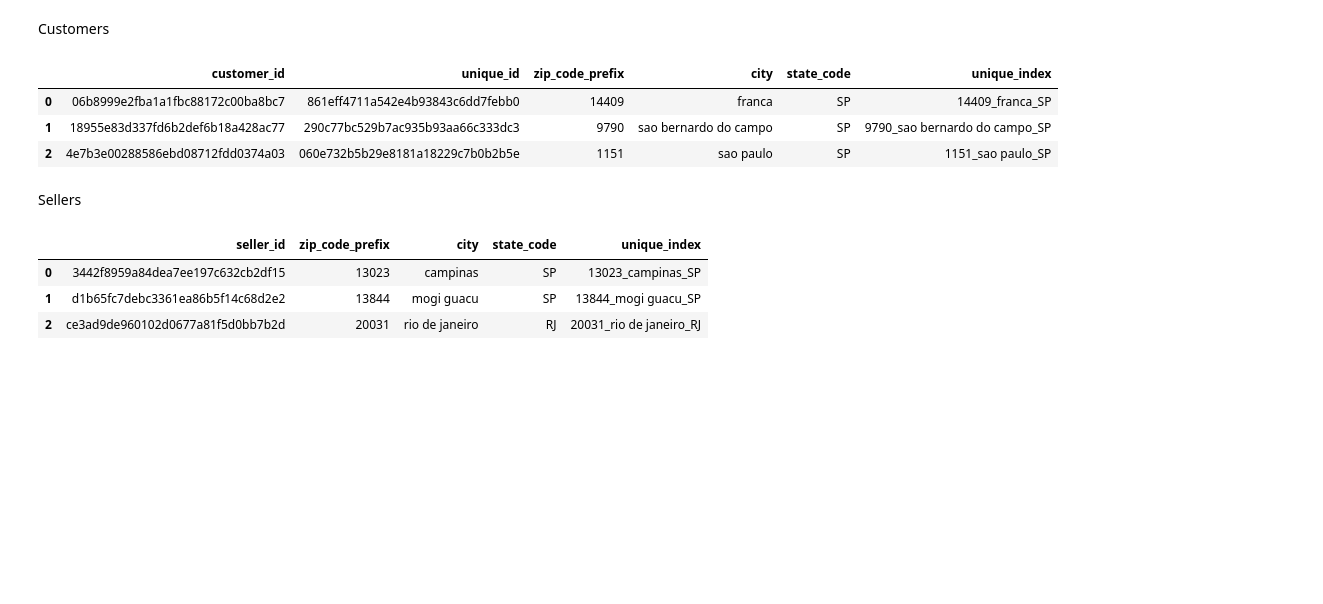
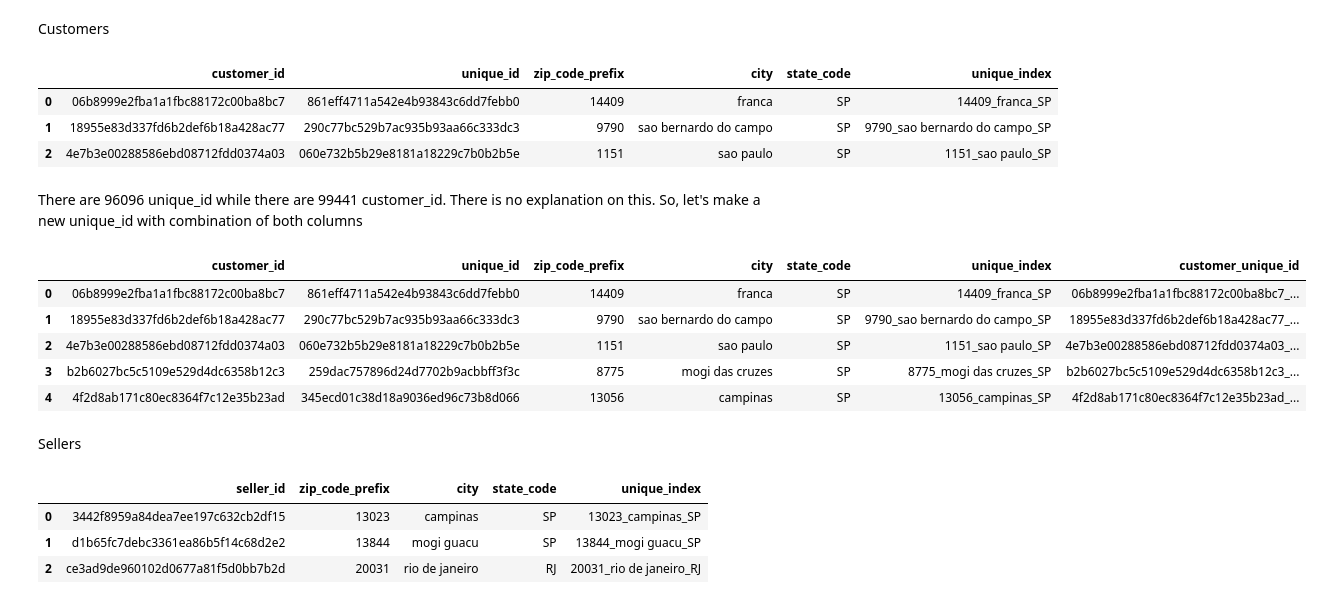
Before and after one commit to RosaEvasari/e-commerce-analysis, a Jupyter notebook: notebooks/draft_notebooks/notebook_draft.ipynb, the cells around one changed output. Drawn from its saved outputs; the diff is of its cells as text; code cells hidden in the pictures; blank space fills up the shorter version.

```diff
--- a/notebooks/draft_notebooks/notebook_draft.ipynb
+++ b/notebooks/draft_notebooks/notebook_draft.ipynb
@@ -569,6 +583,20 @@ df_customers.head(3)
 | 0 | 06b8999e2fba1a1fbc88172c00ba8bc7 | 861eff4711a542e4b93843c6dd7febb0 | 14409 | franca | SP | 14409_franca_SP |
 | 1 | 18955e83d337fd6b2def6b18a428ac77 | 290c77bc529b7ac935b93aa66c333dc3 | 9790 | sao bernardo do campo | SP | 9790_sao bernardo do campo_SP |
 | 2 | 4e7b3e00288586ebd08712fdd0374a03 | 060e732b5b29e8181a18229c7b0b2b5e | 1151 | sao paulo | SP | 1151_sao paulo_SP |
+# %% [markdown]
+There are 96096 unique_id while there are 99441 customer_id. There is no explanation on this. So, let's make a new unique_id with combination of both columns
+# %%
+# create a new column 'customer_unique_id'
+df_customers['customer_unique_id'] = df_customers['customer_id'] + '_' + df_customers['unique_id']
+# %%
+df_customers.head()
+# %% [output]
+|  | customer_id | unique_id | zip_code_prefix | city | state_code | unique_index | customer_unique_id |
+| 0 | 06b8999e2fba1a1fbc88172c00ba8bc7 | 861eff4711a542e4b93843c6dd7febb0 | 14409 | franca | SP | 14409_franca_SP | 06b8999e2fba1a1fbc88172c00ba8bc7_... |
+| 1 | 18955e83d337fd6b2def6b18a428ac77 | 290c77bc529b7ac935b93aa66c333dc3 | 9790 | sao bernardo do campo | SP | 9790_sao bernardo do campo_SP | 18955e83d337fd6b2def6b18a428ac77_... |
+| 2 | 4e7b3e00288586ebd08712fdd0374a03 | 060e732b5b29e8181a18229c7b0b2b5e | 1151 | sao paulo | SP | 1151_sao paulo_SP | 4e7b3e00288586ebd08712fdd0374a03_... |
+| 3 | b2b6027bc5c5109e529d4dc6358b12c3 | 259dac757896d24d7702b9acbbff3f3c | 8775 | mogi das cruzes | SP | 8775_mogi das cruzes_SP | b2b6027bc5c5109e529d4dc6358b12c3_... |
+| 4 | 4f2d8ab171c80ec8364f7c12e35b23ad | 345ecd01c38d18a9036ed96c73b8d066 | 13056 | campinas | SP | 13056_campinas_SP | 4f2d8ab171c80ec8364f7c12e35b23ad_... |
 # %% [markdown]
 Sellers
 # %%
```
Also changed, not shown: parts of 45 cells of this notebook, 30 other files.
